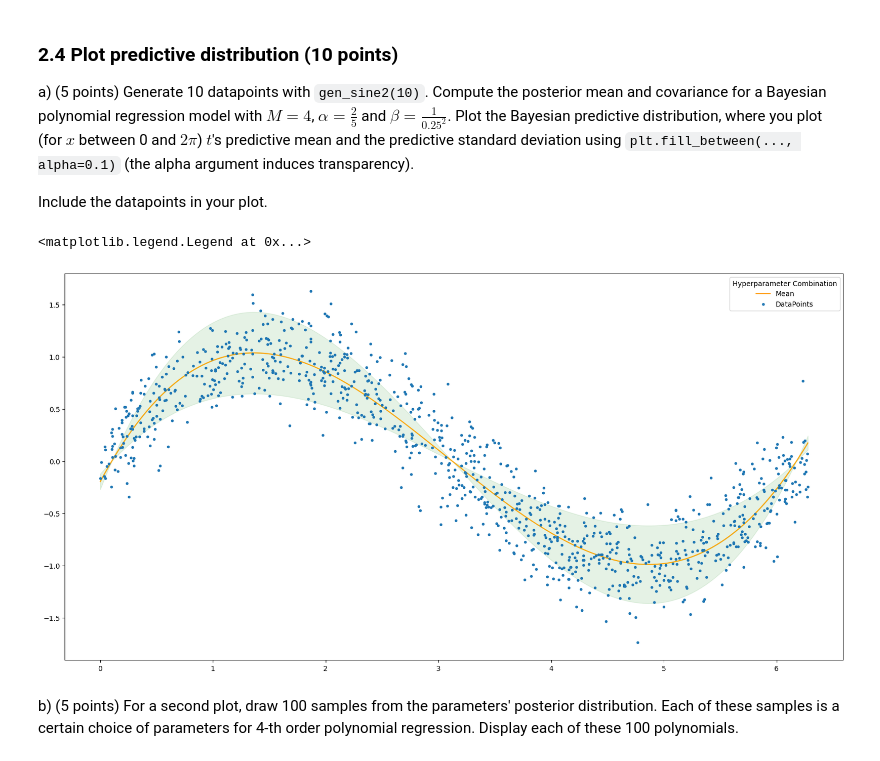
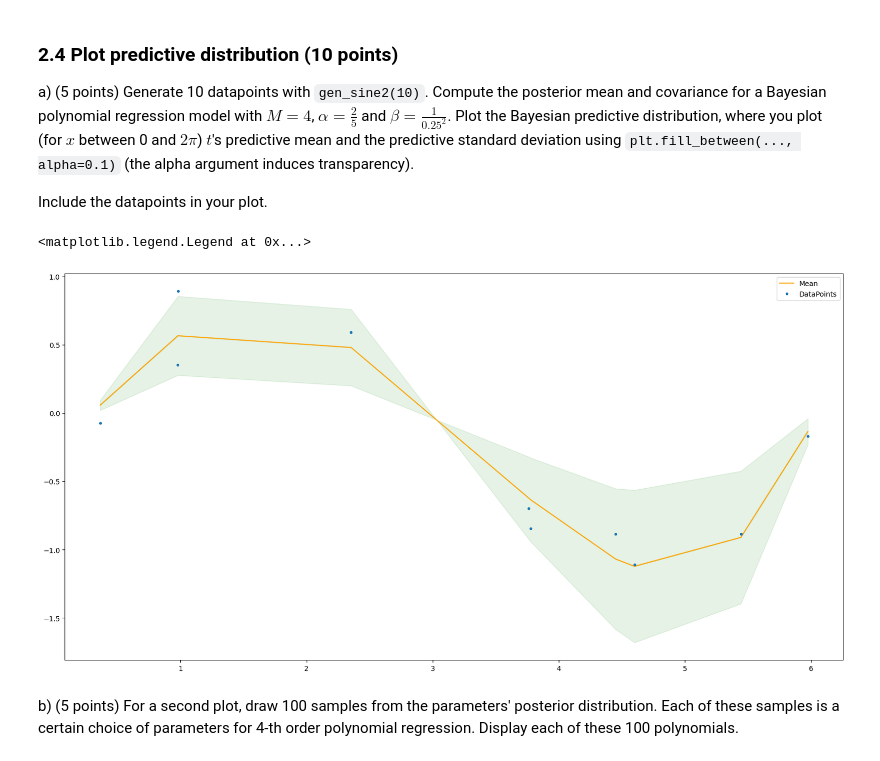
Before and after one commit to OlineRanum/Machine-Learning-1, a Jupyter notebook: Lab1/14244950_13239821_lab1.ipynb, the cells around one changed output. Cells and saved outputs as stored; diff of their text form; code cells hidden in the pictures.

```diff
--- a/Lab1/14244950_13239821_lab1.ipynb
+++ b/Lab1/14244950_13239821_lab1.ipynb
@@ -254,7 +254,7 @@ for i in range(n_m):
     _w, _Phi = fit_polynomial_reg(x, t, m[i], 2)
     w_grouped.append(_w)
     Phi_grouped.append(_Phi)
-    prediction.append(np.matmul(_Phi, _w))
+    prediction.append(_Phi@_w)
 
 
 
@@ -295,7 +295,7 @@ for i in range(n_l):
     _w, _Phi = fit_polynomial_reg(x, t, m, lamb[i])
     w_grouped.append(_w)
     Phi_grouped.append(_Phi)
-    prediction.append(np.matmul(_Phi, _w))
+    prediction.append(_Phi@_w)
     print(f"Values for w = {lamb[i]} ->\n {_w}")
 
 
@@ -576,28 +569,30 @@ Plot the Bayesian predictive distribution, where you plot (for $x$ between 0 and
 
 Include the datapoints in your plot.
 # %%
-x,t = gen_sine2(1000)
+np.random.seed(42)
+x,t = gen_sine2(10)
 x, t = zip(*sorted(zip(x, t)))
 x = np.array(x)
 t = np.array(t)
 
 M = 4
 alpha = 2/5
 beta = 1/(0.25**2)
+Max_X = max(x)
 
 
 m, S, Phi = fit_polynomial_bayes(x, t, M, alpha, beta)
 mean, sigma, Phi_pred = predict_polynomial_bayes(x, m, S, beta)
 
 
 plt.fill_between(x, mean, mean*(1+6*sigma), alpha = 0.1, color = 'green')
 plt.fill_between(x, mean, mean*(1-6*sigma), alpha = 0.1, color = 'green')
 plt.plot(x, mean, label=f"Mean", color = 'orange')
 plt.plot(x, t, ".", label=f"DataPoints")
-plt.legend(title = "Hyperparameter Combination")
+plt.legend()
 # %% [output]
 <matplotlib.legend.Legend at 0x...>
-[figure, old version]
+[figure, new version]
 # %% [markdown]
 b) (5 points) For a second plot, draw 100 samples from the parameters' posterior distribution. Each of these samples is a certain choice of parameters for 4-th order polynomial regression.
 Display each of these 100 polynomials.
```
Also changed, not shown: parts of 13 cells of this notebook.
